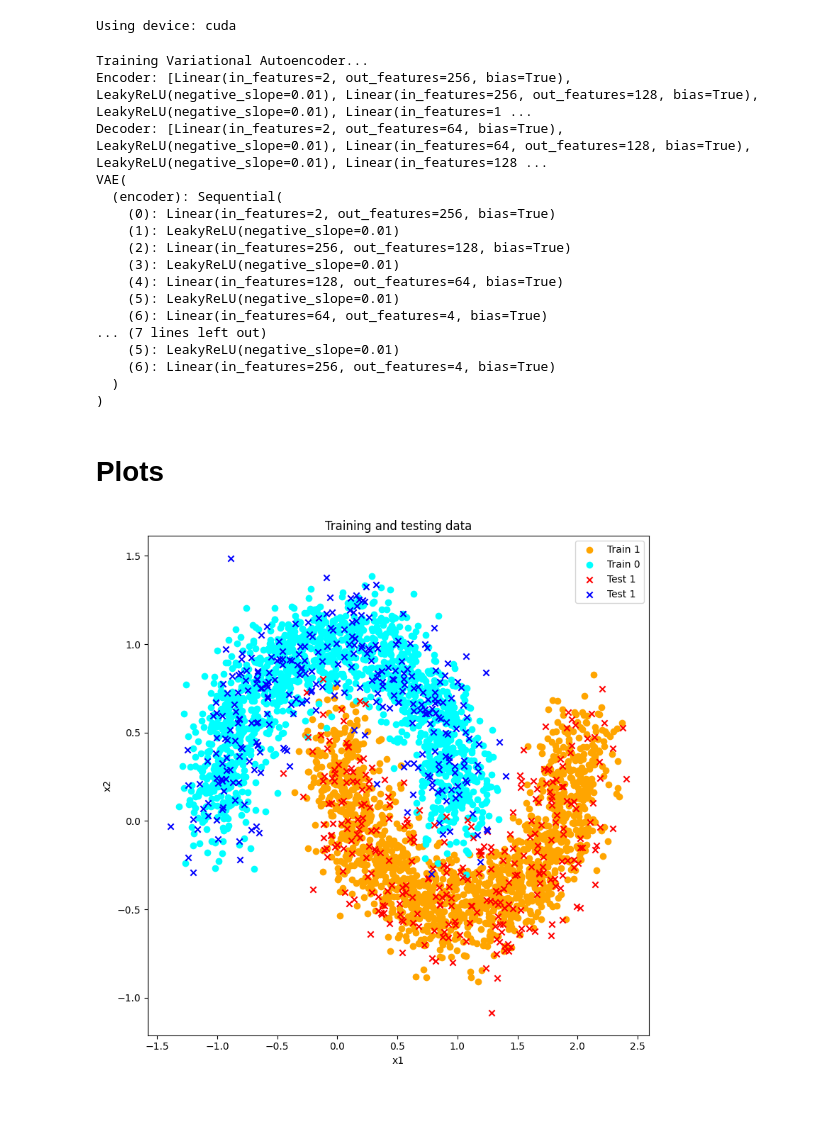
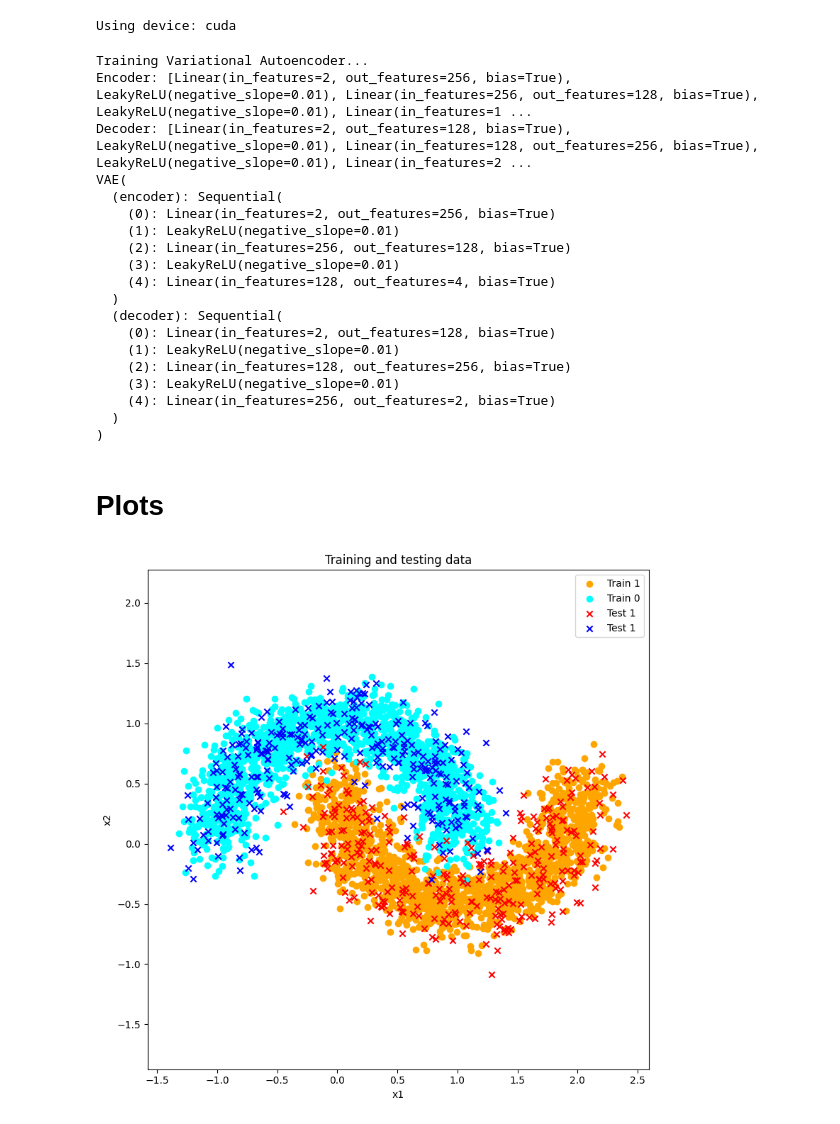
Before and after one commit to nelioasousa/dl_projeto, a Jupyter notebook: two_moons/vae.ipynb, the cells around one changed output. Saved outputs shown, nothing was run; the diff lists cells and outputs as text; code cells hidden in the pictures.

```diff
--- a/two_moons/vae.ipynb
+++ b/two_moons/vae.ipynb
@@ -308,26 +277,28 @@ optimizer = torch.optim.AdamW(model_VAE.parameters(), lr=learning_rate)
 train_loss_history = []
 test_loss_history = []
 for epoch in trange(1, num_epochs + 1, desc='Training', unit='epoch'):
-    train_loss = train(model_VAE, train_loader, optimizer)
+    train_loss = train(model_VAE, train_loader, optimizer, kl_weight)
     test_loss = test(model_VAE, test_loader)
     train_loss_history.append(train_loss)
     test_loss_history.append(test_loss)
 # %% [output]
 Training Variational Autoencoder...
 Encoder: [Linear(in_features=2, out_features=256, bias=True), LeakyReLU(negative_slope=0.01), Linear(in_features=256, out_features=128, bias=True), LeakyReLU(negative_slope=0.01), Linear(in_features=1 ...
-Decoder: [Linear(in_features=2, out_features=64, bias=True), LeakyReLU(negative_slope=0.01), Linear(in_features=64, out_features=128, bias=True), LeakyReLU(negative_slope=0.01), Linear(in_features=128 ...
+Decoder: [Linear(in_features=2, out_features=128, bias=True), LeakyReLU(negative_slope=0.01), Linear(in_features=128, out_features=256, bias=True), LeakyReLU(negative_slope=0.01), Linear(in_features=2 ...
 VAE(
   (encoder): Sequential(
     (0): Linear(in_features=2, out_features=256, bias=True)
     (1): LeakyReLU(negative_slope=0.01)
     (2): Linear(in_features=256, out_features=128, bias=True)
     (3): LeakyReLU(negative_slope=0.01)
-    (4): Linear(in_features=128, out_features=64, bias=True)
-    (5): LeakyReLU(negative_slope=0.01)
-    (6): Linear(in_features=64, out_features=4, bias=True)
-... (7 lines left out)
-    (5): LeakyReLU(negative_slope=0.01)
-    (6): Linear(in_features=256, out_features=4, bias=True)
+    (4): Linear(in_features=128, out_features=4, bias=True)
+  )
+  (decoder): Sequential(
+    (0): Linear(in_features=2, out_features=128, bias=True)
+    (1): LeakyReLU(negative_slope=0.01)
+    (2): Linear(in_features=128, out_features=256, bias=True)
+    (3): LeakyReLU(negative_slope=0.01)
+    (4): Linear(in_features=256, out_features=2, bias=True)
   )
 )
 # %% [markdown]
@@ -335,22 +306,23 @@ VAE(
 # %%
 fig = plt.figure(figsize=(8, 8))
 # Train data
 cls_mask = train_split[1].astype(bool)
 plt.scatter(train_split[0][cls_mask, 0], train_split[0][cls_mask, 1], color='orange', label='Train 1')
 plt.scatter(train_split[0][~cls_mask, 0], train_split[0][~cls_mask, 1], color='cyan', label='Train 0')
 # Test data
 cls_mask = test_split[1].astype(bool)
 plt.scatter(test_split[0][cls_mask, 0], test_split[0][cls_mask, 1], color='red', marker='x', label='Test 1')
 plt.scatter(test_split[0][~cls_mask, 0], test_split[0][~cls_mask, 1], color='blue', marker='x', label='Test 1')
 
 plt.title('Training and testing data')
 plt.xlabel('x1')
 plt.ylabel('x2')
 plt.legend()
+plt.axis('equal')
 plt.tight_layout()
 plt.show()
 # %% [output]
-[figure, old version]
+[figure, new version]
 # %%
 losses_label = ('Total', 'Reconstruction', 'KL')
 
```
Also changed, not shown: parts of 8 cells of this notebook, 1 other file.
